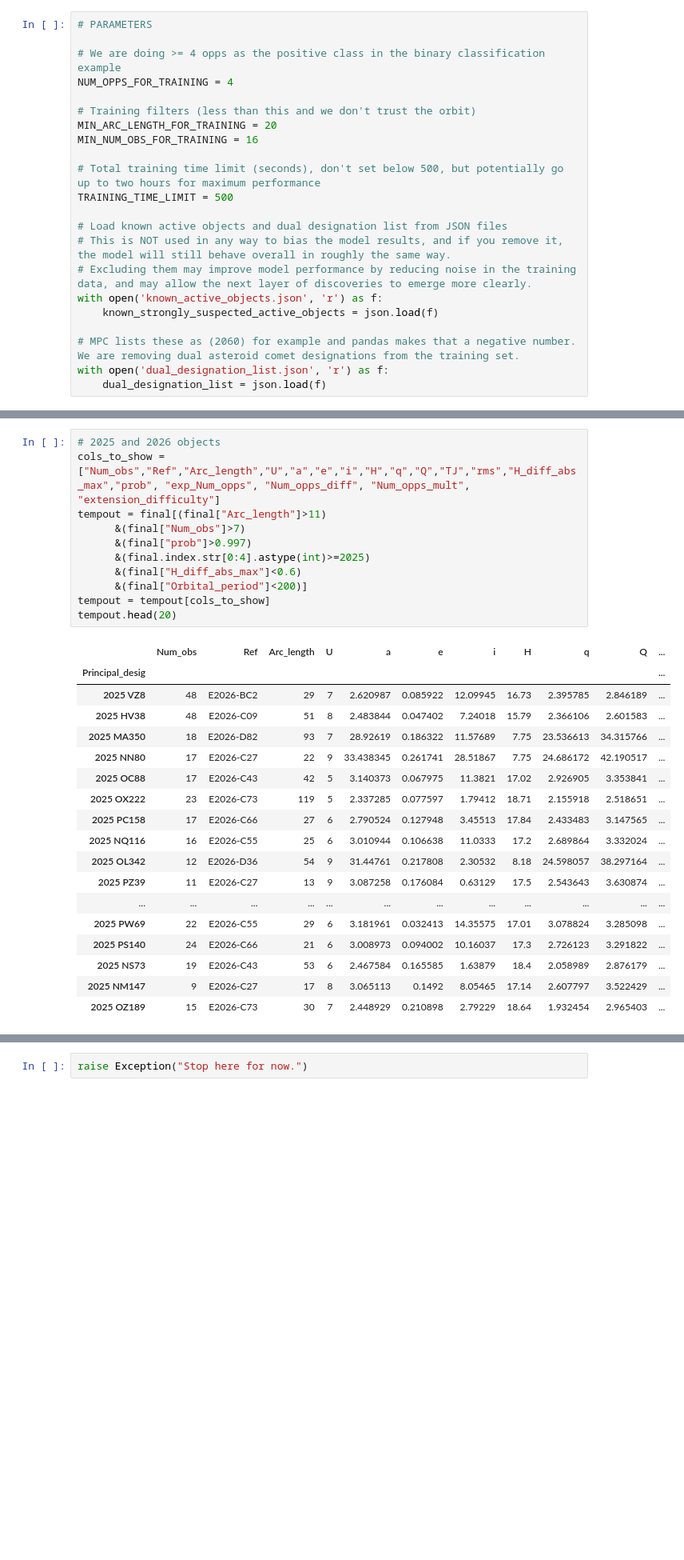
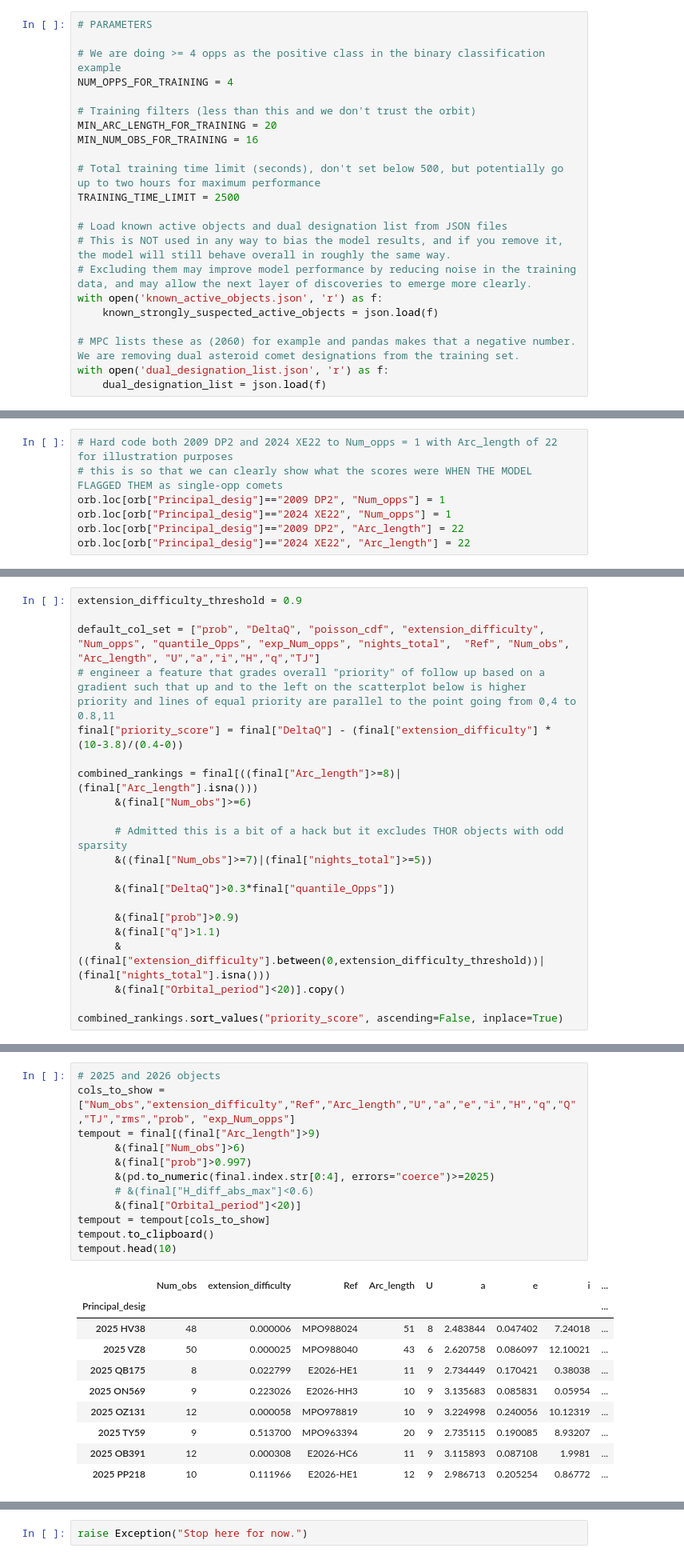
Before and after one commit to AstML/ActivitySCOPE, a Jupyter notebook: ActivitySCOPE_simplified_demo.ipynb, the cells around one changed output, grey strips where cells are left out. Shown at 80% size. Drawn from its saved outputs; the diff is of its cells as text; blank space fills up the shorter version.

```diff
--- a/ActivitySCOPE_simplified_demo.ipynb
+++ b/ActivitySCOPE_simplified_demo.ipynb
@@ -29,7 +30,7 @@ MIN_ARC_LENGTH_FOR_TRAINING = 20
 MIN_NUM_OBS_FOR_TRAINING = 16
 
 # Total training time limit (seconds), don't set below 500, but potentially go up to two hours for maximum performance
-TRAINING_TIME_LIMIT = 500
+TRAINING_TIME_LIMIT = 2500
 
 # Load known active objects and dual designation list from JSON files
 # This is NOT used in any way to bias the model results, and if you remove it, the model will still behave overall in roughly the same way.
@@ -235,4 +380,11 @@ TabularPredictor saved. To load, use: predictor = TabularPredictor.load("/Users/
 # Make Predictions
 The two key predictions are exp_Num_opps and prob from the two models.
 Note that the out-of-fold predictions are used for anything that was included in training data.
+# %%
+# Hard code both 2009 DP2 and 2024 XE22 to Num_opps = 1 with Arc_length of 22 for illustration purposes
+# this is so that we can clearly show what the scores were WHEN THE MODEL FLAGGED THEM as single-opp comets
+orb.loc[orb["Principal_desig"]=="2009 DP2", "Num_opps"] = 1
+orb.loc[orb["Principal_desig"]=="2024 XE22", "Num_opps"] = 1
+orb.loc[orb["Principal_desig"]=="2009 DP2", "Arc_length"] = 22
+orb.loc[orb["Principal_desig"]=="2024 XE22", "Arc_length"] = 22
 # %%
@@ -295,0 +479,21 @@ Training set after refinement: 23599
+# %%
+extension_difficulty_threshold = 0.9
+
+default_col_set = ["prob", "DeltaQ", "poisson_cdf", "extension_difficulty", "Num_opps", "quantile_Opps", "exp_Num_opps", "nights_total",  "Ref", "Num_obs", "Arc_length", "U","a","i","H","q","TJ"]
+# engineer a feature that grades overall "priority" of follow up based on a gradient such that up and to the left on the scatterplot below is higher priority and lines of equal priority are parallel to the point going from 0,4 to 0.8,11
+final["priority_score"] = final["DeltaQ"] - (final["extension_difficulty"] * (10-3.8)/(0.4-0))
+
+combined_rankings = final[((final["Arc_length"]>=8)|(final["Arc_length"].isna()))
+      &(final["Num_obs"]>=6)
+
+      # Admitted this is a bit of a hack but it excludes THOR objects with odd sparsity
+      &((final["Num_obs"]>=7)|(final["nights_total"]>=5))
+
+      &(final["DeltaQ"]>0.3*final["quantile_Opps"])
+
+      &(final["prob"]>0.9)
+      &(final["q"]>1.1)
+      &((final["extension_difficulty"].between(0,extension_difficulty_threshold))|(final["nights_total"].isna()))
+      &(final["Orbital_period"]<20)].copy()
+
+combined_rankings.sort_values("priority_score", ascending=False, inplace=True)
@@ -442,32 +1059,25 @@ tempout.head(20)
 # %%
 # 2025 and 2026 objects
-cols_to_show = ["Num_obs","Ref","Arc_length","U","a","e","i","H","q","Q","TJ","rms","H_diff_abs_max","prob", "exp_Num_opps", "Num_opps_diff", "Num_opps_mult", "extension_difficulty"]
-tempout = final[(final["Arc_length"]>11)
-      &(final["Num_obs"]>7)
+cols_to_show = ["Num_obs","extension_difficulty","Ref","Arc_length","U","a","e","i","H","q","Q","TJ","rms","prob", "exp_Num_opps"]
+tempout = final[(final["Arc_length"]>9)
+      &(final["Num_obs"]>6)
       &(final["prob"]>0.997)
-      &(final.index.str[0:4].astype(int)>=2025)
-      &(final["H_diff_abs_max"]<0.6)
-      &(final["Orbital_period"]<200)]
+      &(pd.to_numeric(final.index.str[0:4], errors="coerce")>=2025)
+      # &(final["H_diff_abs_max"]<0.6)
+      &(final["Orbital_period"]<20)]
 tempout = tempout[cols_to_show]
-tempout.head(20)
+tempout.to_clipboard()
+tempout.head(10)
 # %% [output]
-|  | Num_obs | Ref | Arc_length | U | a | e | i | H | q | Q | ... |
-| Principal_desig |  |  |  |  |  |  |  |  |  |  | ... |
-| 2025 VZ8 | 48 | E2026-BC2 | 29 | 7 | 2.620987 | 0.085922 | 12.09945 | 16.73 | 2.395785 | 2.846189 | ... |
-| 2025 HV38 | 48 | E2026-C09 | 51 | 8 | 2.483844 | 0.047402 | 7.24018 | 15.79 | 2.366106 | 2.601583 | ... |
-| 2025 MA350 | 18 | E2026-D82 | 93 | 7 | 28.92619 | 0.186322 | 11.57689 | 7.75 | 23.536613 | 34.315766 | ... |
-| 2025 NN80 | 17 | E2026-C27 | 22 | 9 | 33.438345 | 0.261741 | 28.51867 | 7.75 | 24.686172 | 42.190517 | ... |
-| 2025 OC88 | 17 | E2026-C43 | 42 | 5 | 3.140373 | 0.067975 | 11.3821 | 17.02 | 2.926905 | 3.353841 | ... |
-| 2025 OX222 | 23 | E2026-C73 | 119 | 5 | 2.337285 | 0.077597 | 1.79412 | 18.71 | 2.155918 | 2.518651 | ... |
-| 2025 PC158 | 17 | E2026-C66 | 27 | 6 | 2.790524 | 0.127948 | 3.45513 | 17.84 | 2.433483 | 3.147565 | ... |
-| 2025 NQ116 | 16 | E2026-C55 | 25 | 6 | 3.010944 | 0.106638 | 11.0333 | 17.2 | 2.689864 | 3.332024 | ... |
-| 2025 OL342 | 12 | E2026-D36 | 54 | 9 | 31.44761 | 0.217808 | 2.30532 | 8.18 | 24.598057 | 38.297164 | ... |
-| 2025 PZ39 | 11 | E2026-C27 | 13 | 9 | 3.087258 | 0.176084 | 0.63129 | 17.5 | 2.543643 | 3.630874 | ... |
-| ... | ... | ... | ... | ... | ... | ... | ... | ... | ... | ... | ... |
-| 2025 PW69 | 22 | E2026-C55 | 29 | 6 | 3.181961 | 0.032413 | 14.35575 | 17.01 | 3.078824 | 3.285098 | ... |
-| 2025 PS140 | 24 | E2026-C66 | 21 | 6 | 3.008973 | 0.094002 | 10.16037 | 17.3 | 2.726123 | 3.291822 | ... |
-| 2025 NS73 | 19 | E2026-C43 | 53 | 6 | 2.467584 | 0.165585 | 1.63879 | 18.4 | 2.058989 | 2.876179 | ... |
-| 2025 NM147 | 9 | E2026-C27 | 17 | 8 | 3.065113 | 0.1492 | 8.05465 | 17.14 | 2.607797 | 3.522429 | ... |
-| 2025 OZ189 | 15 | E2026-C73 | 30 | 7 | 2.448929 | 0.210898 | 2.79229 | 18.64 | 1.932454 | 2.965403 | ... |
+|  | Num_obs | extension_difficulty | Ref | Arc_length | U | a | e | i | ... |
+| Principal_desig |  |  |  |  |  |  |  |  | ... |
+| 2025 HV38 | 48 | 0.000006 | MPO988024 | 51 | 8 | 2.483844 | 0.047402 | 7.24018 | ... |
+| 2025 VZ8 | 50 | 0.000025 | MPO988040 | 43 | 6 | 2.620758 | 0.086097 | 12.10021 | ... |
+| 2025 QB175 | 8 | 0.022799 | E2026-HE1 | 11 | 9 | 2.734449 | 0.170421 | 0.38038 | ... |
+| 2025 ON569 | 9 | 0.223026 | E2026-HH3 | 10 | 9 | 3.135683 | 0.085831 | 0.05954 | ... |
+| 2025 OZ131 | 12 | 0.000058 | MPO978819 | 10 | 9 | 3.224998 | 0.240056 | 10.12319 | ... |
+| 2025 TY59 | 9 | 0.513700 | MPO963394 | 20 | 9 | 2.735115 | 0.190085 | 8.93207 | ... |
+| 2025 OB391 | 12 | 0.000308 | E2026-HC6 | 11 | 9 | 3.115893 | 0.087108 | 1.9981 | ... |
+| 2025 PP218 | 10 | 0.111966 | E2026-HE1 | 12 | 9 | 2.986713 | 0.205254 | 0.86772 | ... |
 # %%
 # Same thing, but different sort
```
Also changed, not shown: parts of 127 cells of this notebook, 38 other files.
